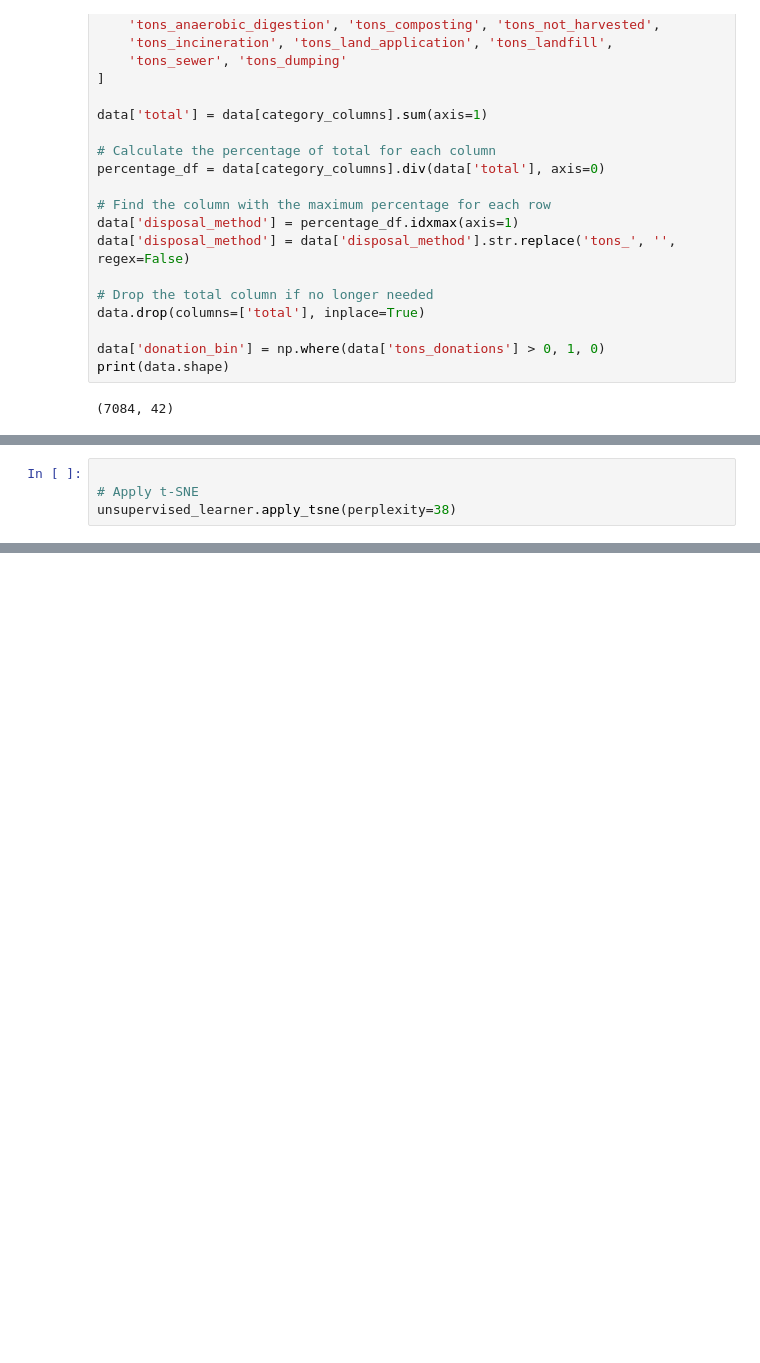
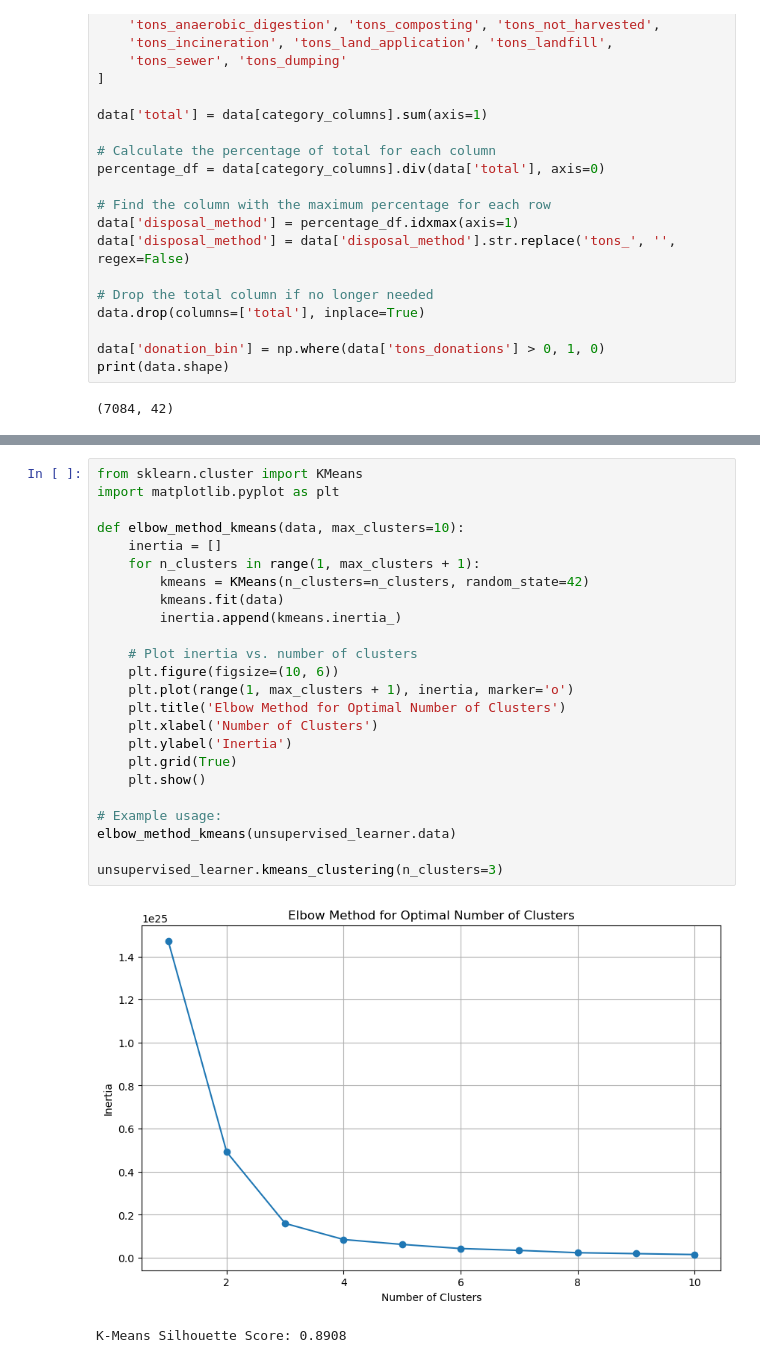
Before and after one commit to shanayw22/waste_nutrient_analysis, a Jupyter notebook: technical-details/unsupervised-learning/main.ipynb, the cells around one changed output, grey strips where cells are left out. Saved outputs shown, nothing was run; the diff lists cells and outputs as text; blank space fills up the shorter version.

```diff
--- a/technical-details/unsupervised-learning/main.ipynb
+++ b/technical-details/unsupervised-learning/main.ipynb
@@ -294,4 +327,0 @@ unsupervised_learner.apply_tsne(perplexity=30)
-# %%
-
-# Apply t-SNE
-unsupervised_learner.apply_tsne(perplexity=38)
@@ -320,0 +340,27 @@ Hierarchical Clustering Silhouette Score: 0.0484
+# %%
+from sklearn.cluster import KMeans
+import matplotlib.pyplot as plt
+
+def elbow_method_kmeans(data, max_clusters=10):
+    inertia = []
+    for n_clusters in range(1, max_clusters + 1):
+        kmeans = KMeans(n_clusters=n_clusters, random_state=42)
+        kmeans.fit(data)
+        inertia.append(kmeans.inertia_)
+
+    # Plot inertia vs. number of clusters
+    plt.figure(figsize=(10, 6))
+    plt.plot(range(1, max_clusters + 1), inertia, marker='o')
+    plt.title('Elbow Method for Optimal Number of Clusters')
+    plt.xlabel('Number of Clusters')
+    plt.ylabel('Inertia')
+    plt.grid(True)
+    plt.show()
+
+# Example usage:
+elbow_method_kmeans(unsupervised_learner.data)
+
+unsupervised_learner.kmeans_clustering(n_clusters=3)
+# %% [output]
+[figure, added]
+K-Means Silhouette Score: 0.8908
```
Also changed, not shown: parts of 21 cells of this notebook, 13 other files.
